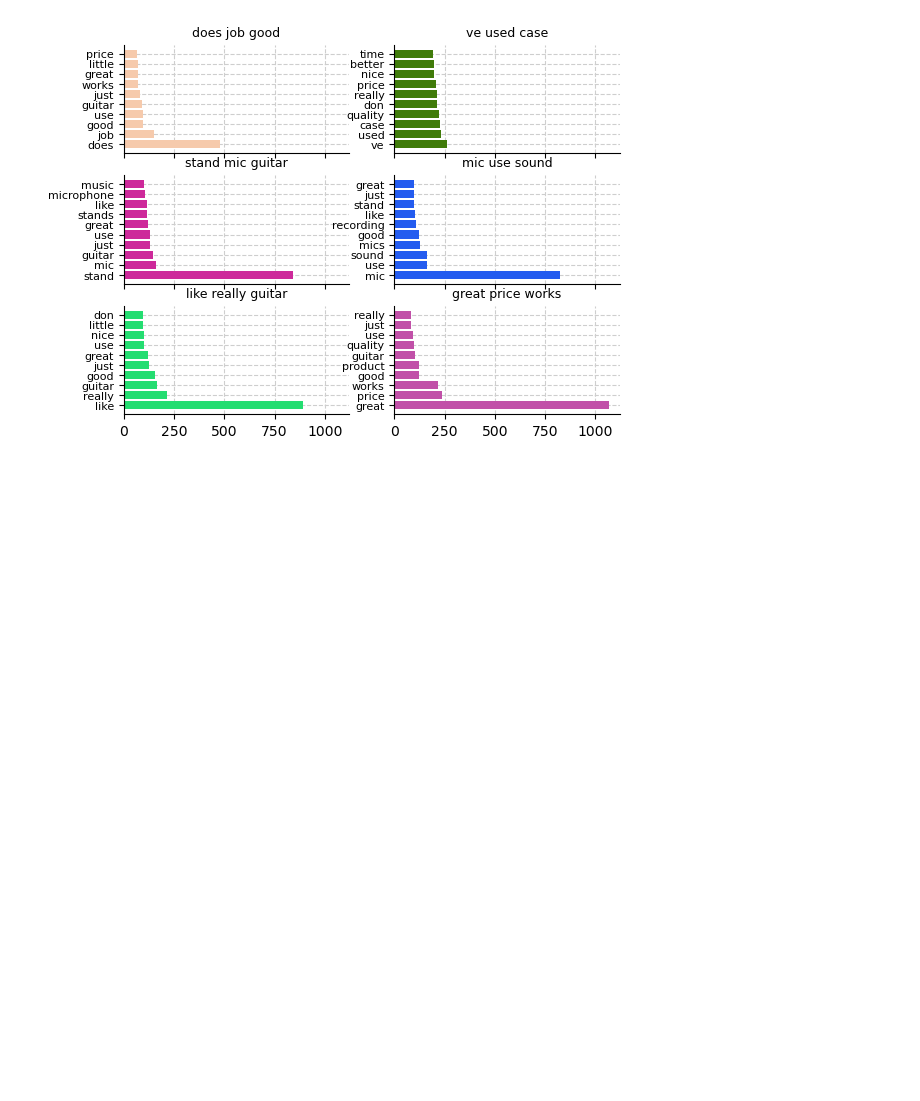
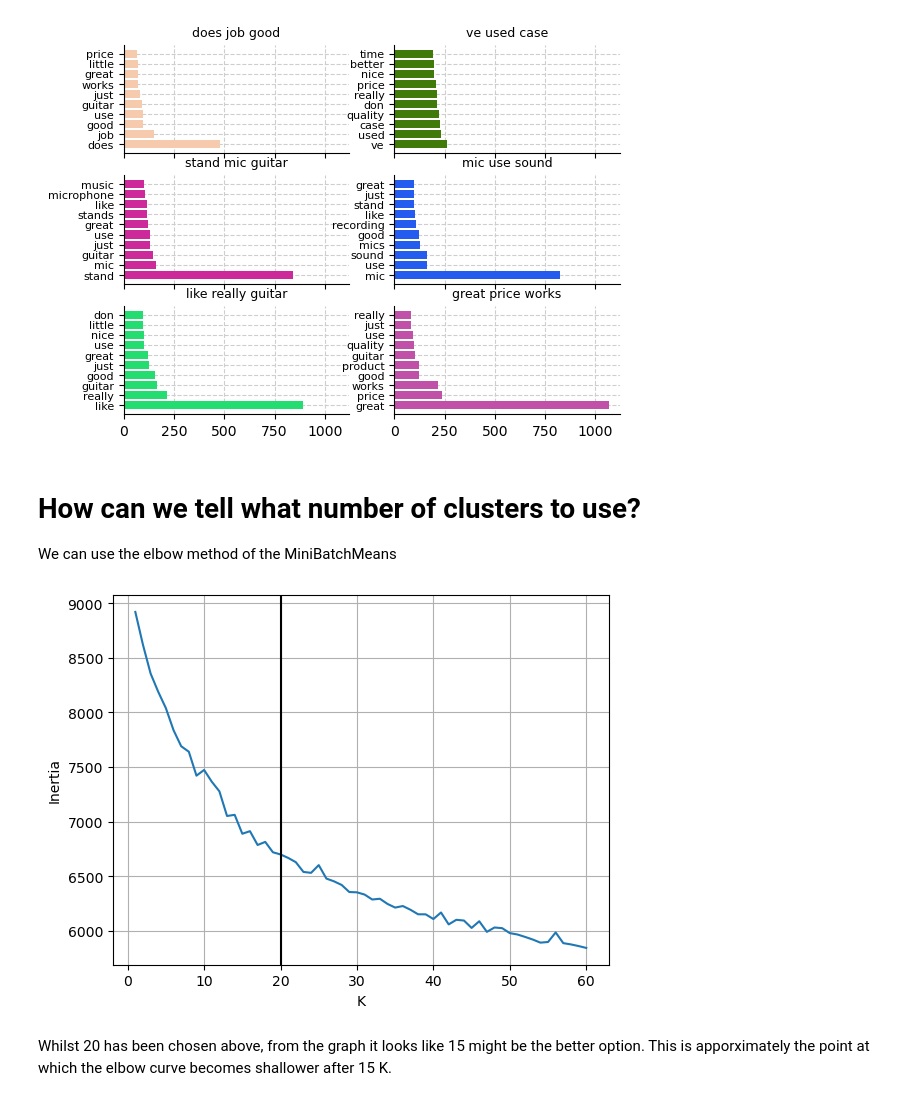
Before and after one commit to kcj-coding/Python-coding, a Jupyter notebook: basic_recommender_system_python.ipynb, the cells around one changed output. Saved outputs shown, nothing was run; the diff lists cells and outputs as text; code cells hidden in the pictures; blank space fills up the shorter version.

```diff
--- a/basic_recommender_system_python.ipynb
+++ b/basic_recommender_system_python.ipynb
@@ -277,3 +277,27 @@ df_to_use = test # top 10
 six_bar_graph('Word','Summed TFIDF','Word','Score','Word scores')
 # %% [output]
 [figure]
+# %% [markdown]
+# How can we tell what number of clusters to use?
+
+We can use the elbow method of the MiniBatchMeans
+# %%
+# but how to determine how many clusters to use? use minibatchkmeans
+from sklearn.cluster import MiniBatchKMeans
+# use the elbow method to find optimum K for cluster numbers
+
+np.random.seed(0)
+
+k_values = range(1, 61)
+inertia_values = [MiniBatchKMeans(k, batch_size = 2048, n_init = 'auto').fit(shrunk_norm_matrix).inertia_
+                  for k in k_values]
+plt.plot(k_values, inertia_values)
+plt.xlabel('K')
+plt.ylabel('Inertia')
+plt.axvline(cluster_number, c='k') # mark the number of clusters chosen
+plt.grid(True)
+plt.show()
+# %% [output]
+[figure, added]
+# %% [markdown]
+Whilst 20 has been chosen above, from the graph it looks like 15 might be the better option. This is apporximately the point at which the elbow curve becomes shallower after 15 K.
```
